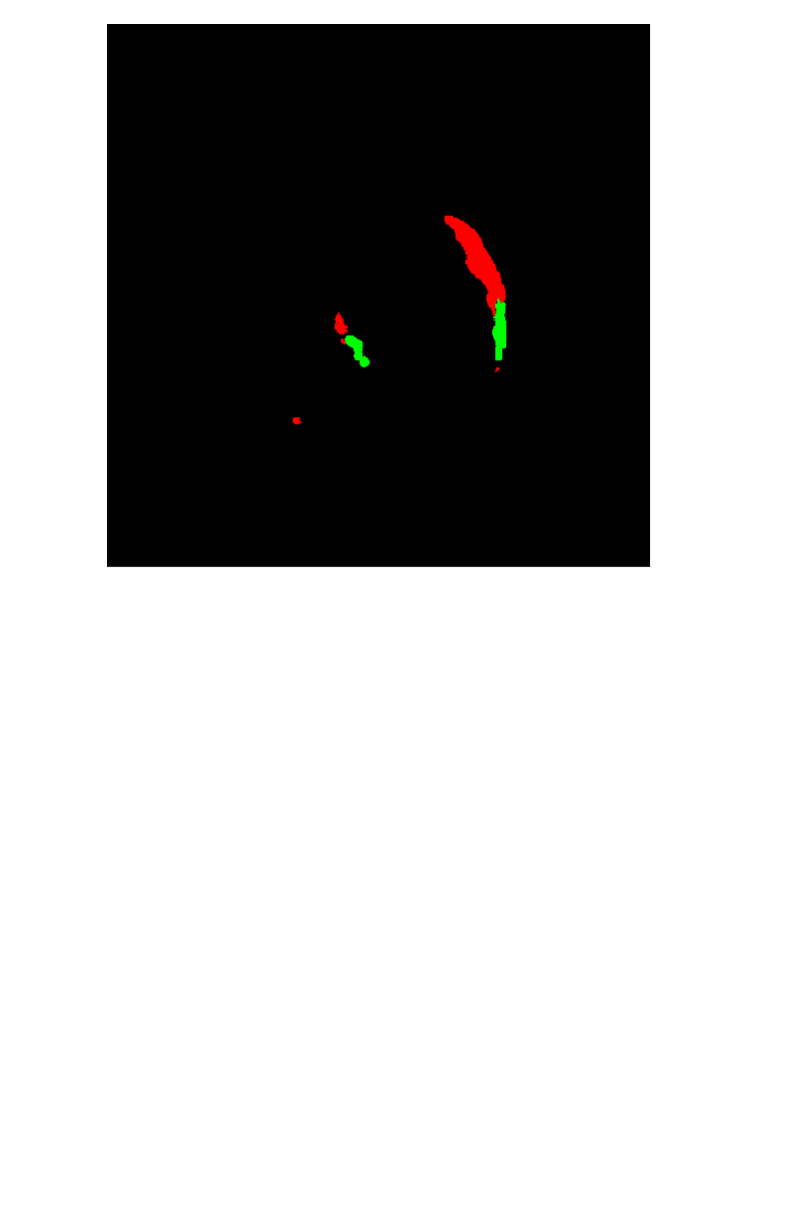
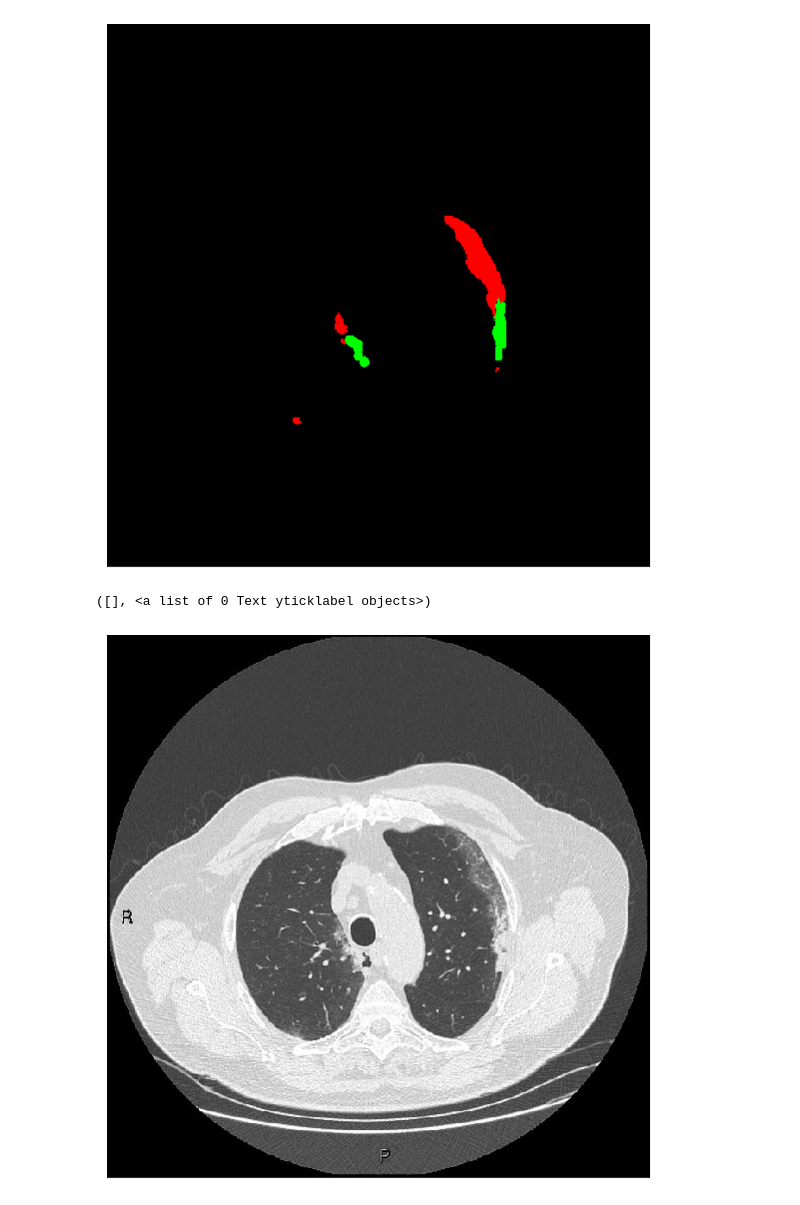
Before and after one commit to MoTo-LaBo/Python-data-science, a Jupyter notebook: CT visualization/CTVisualization.ipynb, the cells around one changed output. Cells and saved outputs as stored; diff of their text form; code cells hidden in the pictures; blank space fills up the shorter version.

Commit message:
HU to gray

```diff
--- a/CT visualization/CTVisualization.ipynb
+++ b/CT visualization/CTVisualization.ipynb
@@ -57,3 +54,17 @@ plt.yticks(ticks=[])
 Clipping input data to the valid range for imshow with RGB data ([0..1] for floats or [0..255] for integers).
 ([], <a list of 0 Text yticklabel objects>)
 [figure]
+# %%
+# HUをgrayに変換する （script file からの読み込み） / ctvis.hu_to_gray()
+index = 0
+volume = ctvis.load_nifti(df.iloc[index]['FilePathImage'])
+mask = ctvis.load_nifti(df.iloc[index]['FilePathMask'])
+mask_color = ctvis.label_color(mask)
+volume_gray = ctvis.hu_to_gray(volume)
+plt.figure(figsize=(10, 10))
+plt.imshow(volume_gray[:, :, 10])
+plt.xticks(ticks=[])
+plt.yticks(ticks=[])
+# %% [output]
+([], <a list of 0 Text yticklabel objects>)
+[figure, added]
```
Also changed, not shown: parts of 1 cell of this notebook.
